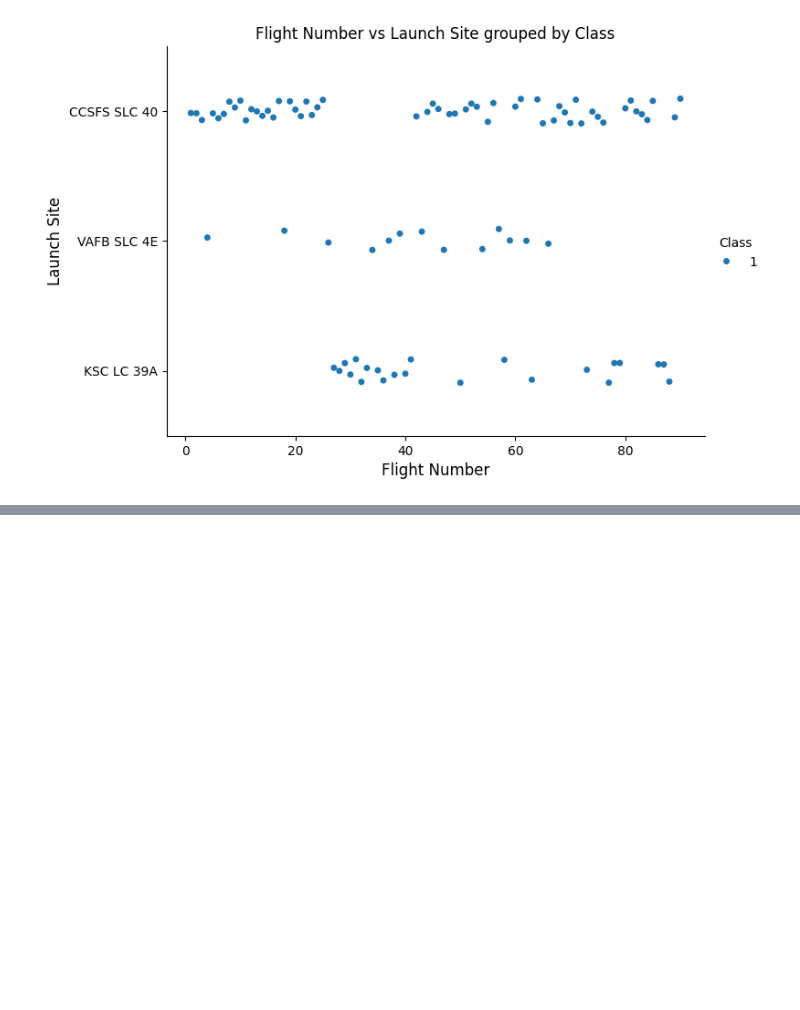
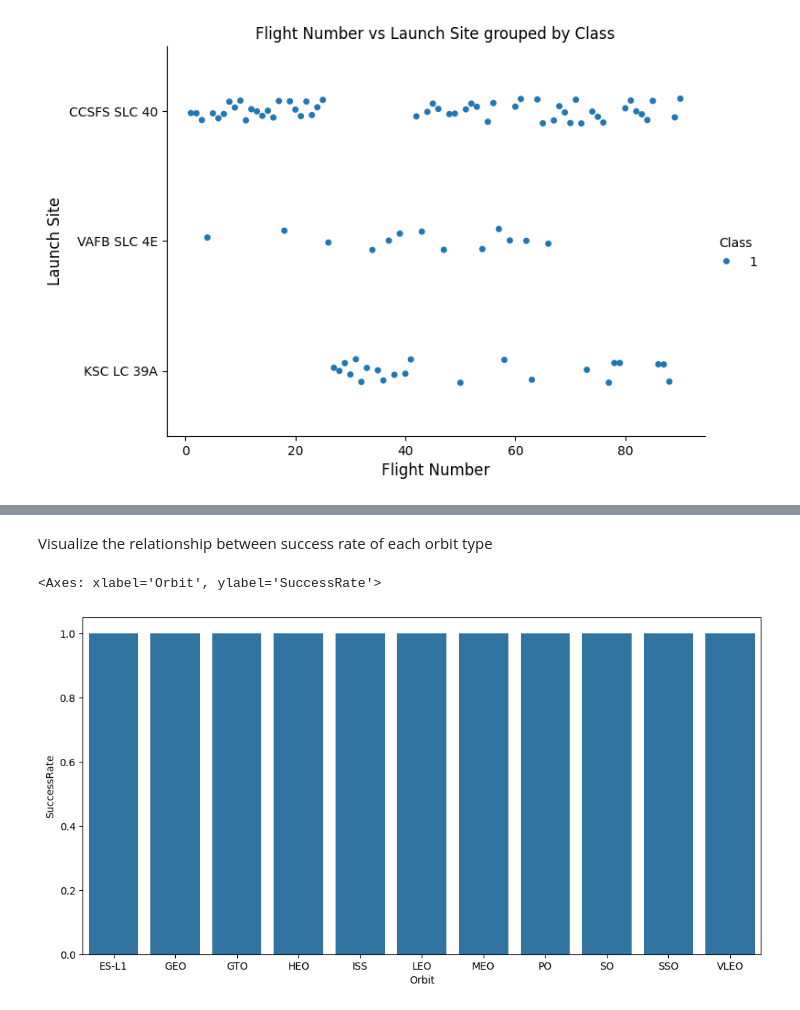
Before and after one commit to nayanjikar09/DATA_SCIENCE_CAPSTON_PROJECT, a Jupyter notebook: 4data_viz.ipynb, the cells around one changed output, grey strips where cells are left out. Drawn from its saved outputs; the diff is of its cells as text; code cells hidden in the pictures; blank space fills up the shorter version.

```diff
--- a/4data_viz.ipynb
+++ b/4data_viz.ipynb
@@ -37,0 +51,16 @@ plt.show()
+# %% [markdown]
+Visualize the relationship between success rate of each orbit type
+# %%
+# Group by Orbit and calculate mean of Class (i.e., success rate)
+orbit_success_rate = df.groupby('Orbit')['Class'].mean().reset_index()
+
+# Rename the column for clarity
+orbit_success_rate.rename(columns={'Class': 'SuccessRate'}, inplace=True)
+
+# Plot the success rate for each orbit type
+plt.figure(figsize=(12, 6))
+
+sns.barplot(x='Orbit', y='SuccessRate', data=orbit_success_rate)
+# %% [output]
+<Axes: xlabel='Orbit', ylabel='SuccessRate'>
+[figure, added]
```
Also changed, not shown: parts of 12 cells of this notebook, 2 other files.
